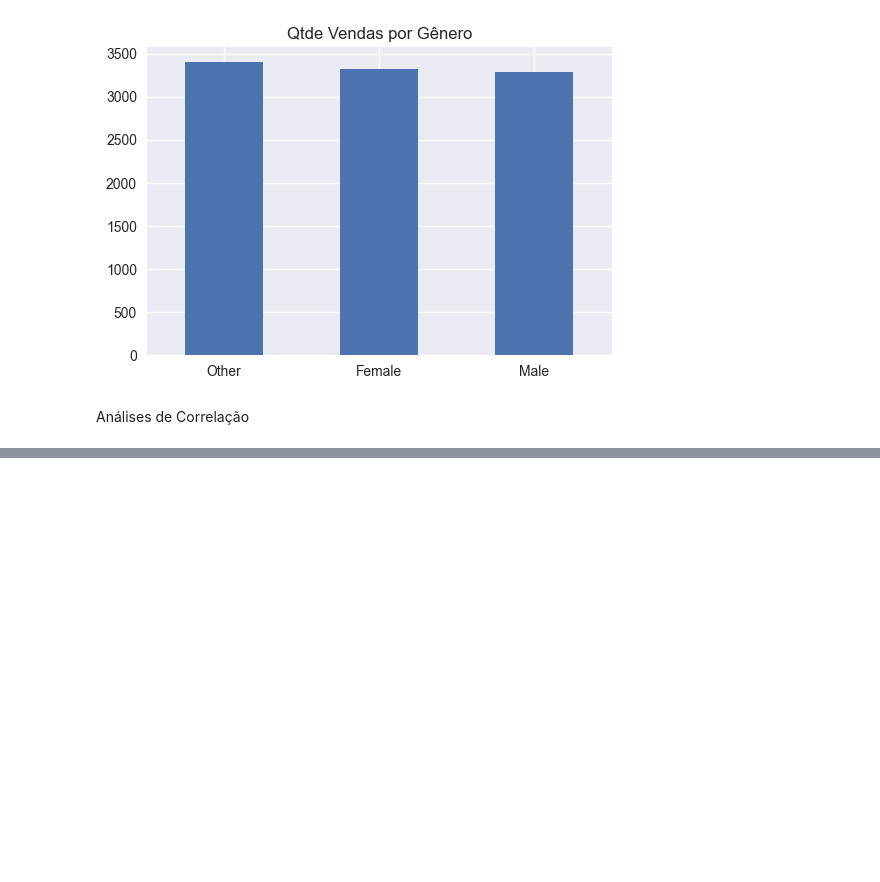
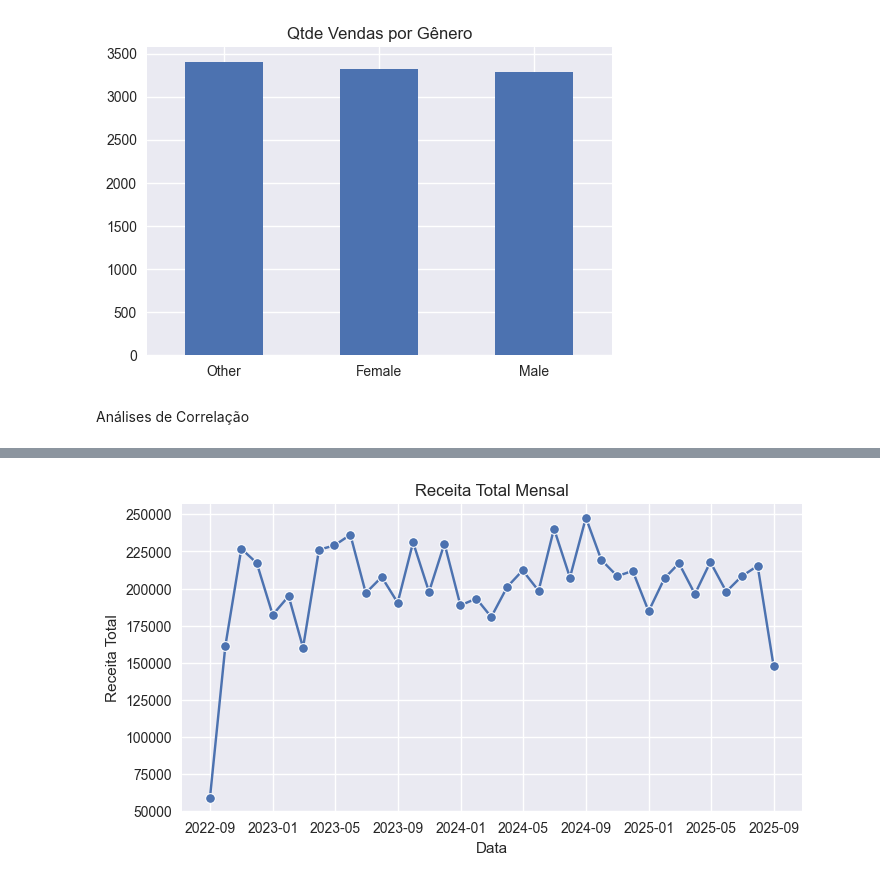
Before and after one commit to CesarNasc/datasets_analysis, a Jupyter notebook: 01_ecommerce/python/ecommerce.ipynb, the cells around one changed output, grey strips where cells are left out. Saved outputs shown, nothing was run; the diff lists cells and outputs as text; code cells hidden in the pictures; blank space fills up the shorter version.

```diff
--- a/01_ecommerce/python/ecommerce.ipynb
+++ b/01_ecommerce/python/ecommerce.ipynb
@@ -457,0 +487,3 @@ df.sample(5)
+# %%
+df_index = df.set_index('order_date')
+df_index.head(5)
@@ -457,0 +498,3 @@ df.sample(5)
+# %%
+df_mensal = df_index.resample('M')['receita_total'].sum()
+df_mensal
@@ -457,0 +519,10 @@ df.sample(5)
+# %%
+plt.figure(figsize=(8, 4))
+sns.lineplot(data=df_mensal, marker='o')
+plt.title('Receita Total Mensal')
+plt.xlabel('Data')
+plt.ylabel('Receita Total')
+plt.grid(True)
+plt.show()
+# %% [output]
+[figure, added]
```
Also changed, not shown: parts of 15 cells of this notebook, 3 other files.
